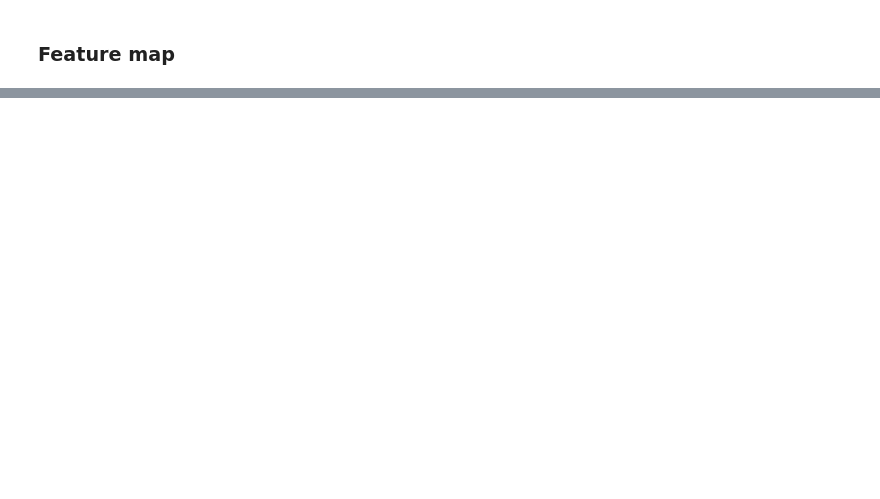
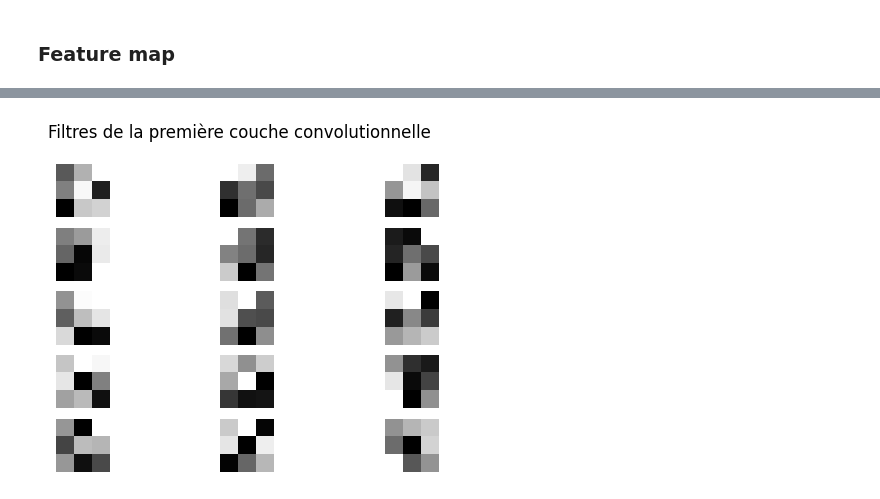
Before and after one commit to Charlyhno-eng/projet-leyenda, a Jupyter notebook: livrables/livrable1/livrable1.ipynb, the cells around one changed output, grey strips where cells are left out. Drawn from its saved outputs; the diff is of its cells as text; code cells hidden in the pictures; blank space fills up the shorter version.

```diff
--- a/livrables/livrable1/livrable1.ipynb
+++ b/livrables/livrable1/livrable1.ipynb
@@ -453,0 +505,36 @@ Text : 0.00%
+# %%
+for layer in improved_model.layers:
+    if 'conv' not in layer.name:
+        continue
+
+    first_layer = layer
+
+    # Récupération des poids de la première couche convolutionnelle
+    filters, biais = layer.get_weights()
+
+    # Normalisation des filtres pour les visualiser
+    f_min, f_max = filters.min(), filters.max()
+    filters = (filters - f_min) / (f_max - f_min)
+
+    # Visualisation des 5 premiers filtres de la première couche convolutionnelle
+    n_filters = 5
+    n_columns = 3
+    ix = 1
+    n_rows = n_filters // n_columns + (n_filters % n_columns > 0)
+    plt.figure(figsize=(n_columns * 2, n_rows * 2))
+
+    for i in range(n_filters):
+        f = filters[:, :, :, i]
+
+        for j in range(3):
+            ax = plt.subplot(n_filters, 3, ix)
+            plt.imshow(f[:, :, j], cmap='gray')
+            plt.axis("off")
+            ix += 1
+
+    plt.suptitle("Filtres de la première couche convolutionnelle")
+    plt.show()
+
+    break
+# %% [output]
+[figure, added]
```
Also changed, not shown: parts of 20 cells of this notebook.
